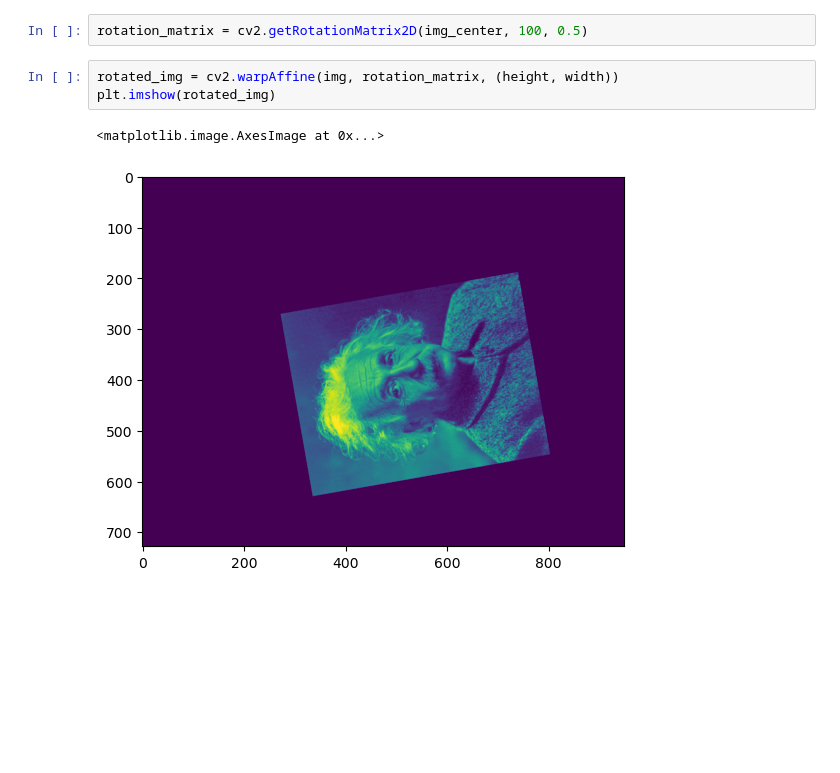
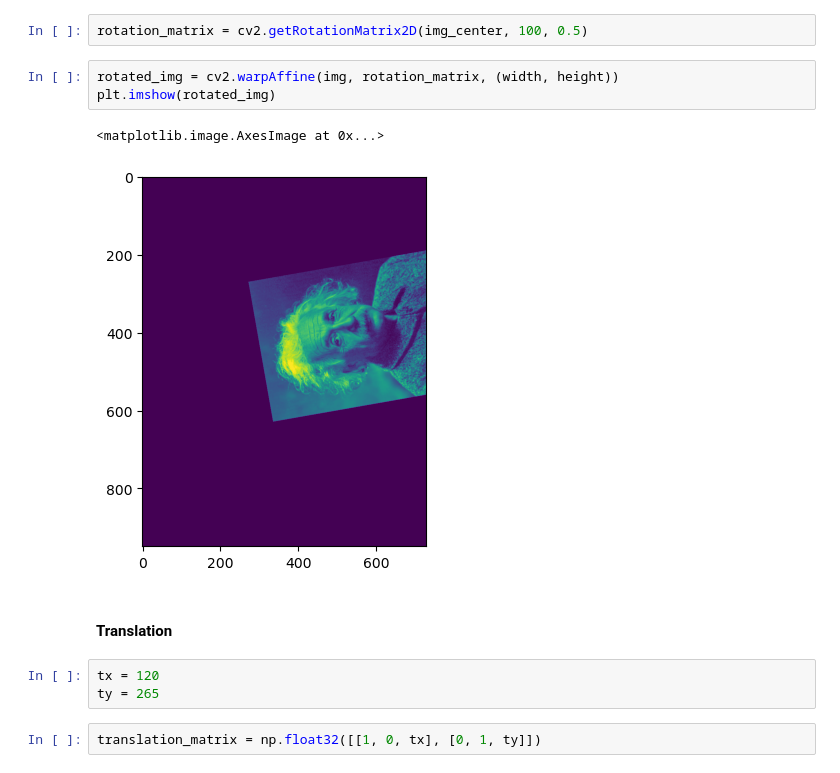
Before and after one commit to UnstableGatekeeper/APL-CVL-24, a Jupyter notebook: assignment1/Assignment 1.ipynb, the cells around one changed output. Drawn from its saved outputs; the diff is of its cells as text; blank space fills up the shorter version.

```diff
--- a/assignment1/Assignment 1.ipynb
+++ b/assignment1/Assignment 1.ipynb
@@ -42,8 +46,15 @@ img_center
 # %%
 rotation_matrix = cv2.getRotationMatrix2D(img_center, 100, 0.5)
 # %%
-rotated_img = cv2.warpAffine(img, rotation_matrix, (height, width))
+rotated_img = cv2.warpAffine(img, rotation_matrix, (width, height))
 plt.imshow(rotated_img)
 # %% [output]
 <matplotlib.image.AxesImage at 0x...>
-[figure, old version]
+[figure, new version]
+# %% [markdown]
+#### Translation
+# %%
+tx = 120
+ty = 265
+# %%
+translation_matrix = np.float32([[1, 0, tx], [0, 1, ty]])
```
Also changed, not shown: parts of 16 cells of this notebook.
